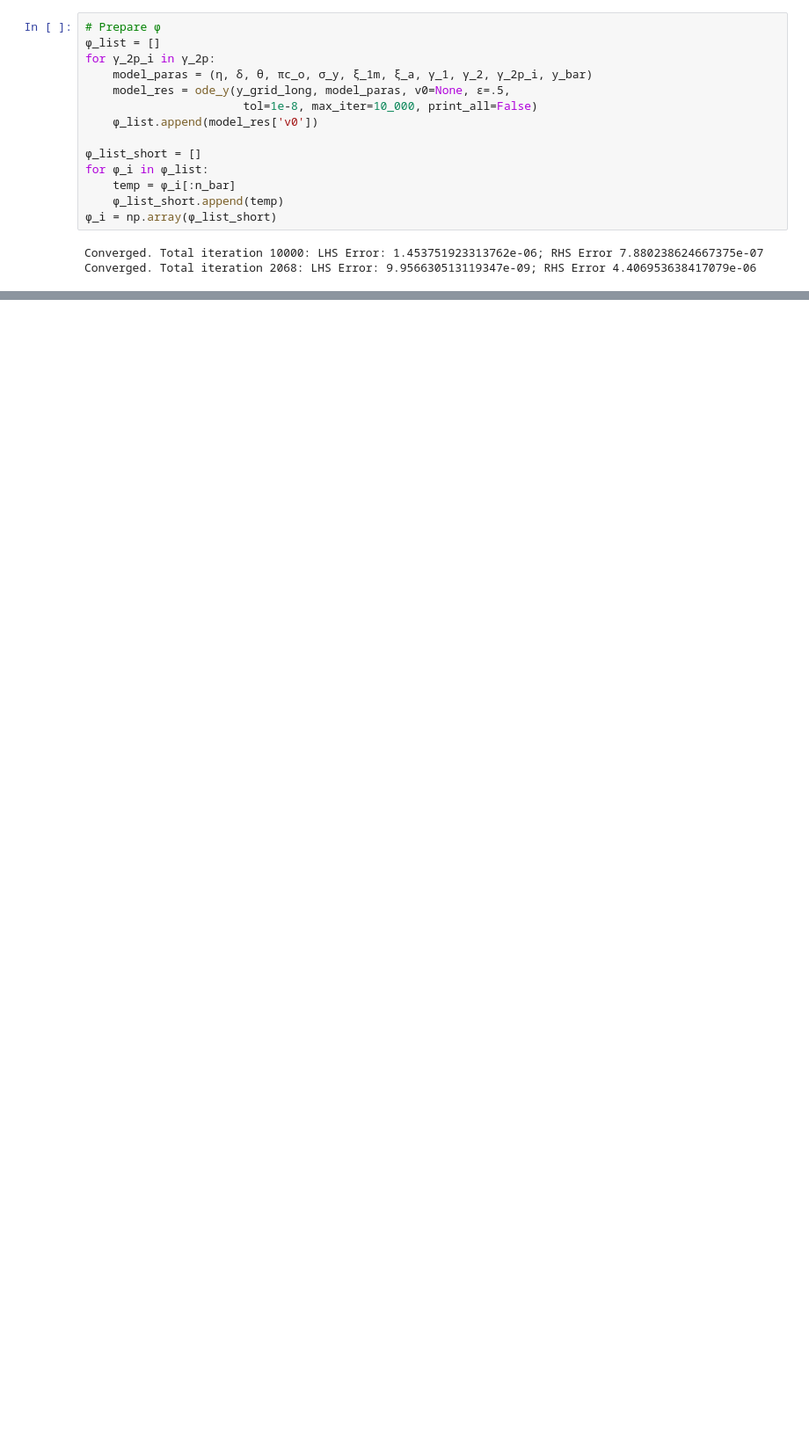
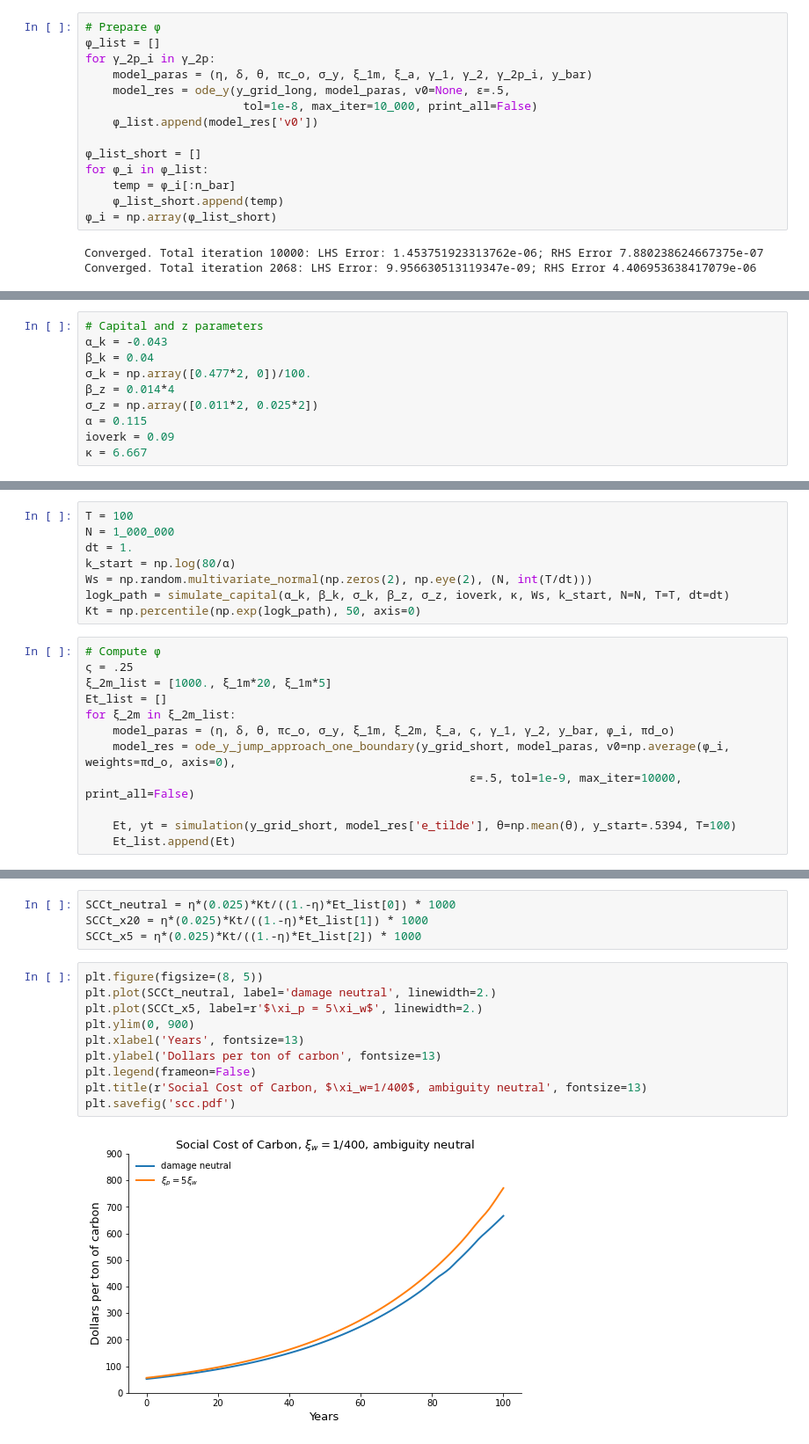
Before and after one commit to lphansen/ClimateUncertaintySpillover, a Jupyter notebook: notebook/ode_jump_approach_one_boundary.ipynb, the cells around one changed output, grey strips where cells are left out. Shown at 88% size. Drawn from its saved outputs; the diff is of its cells as text; blank space fills up the shorter version.

```diff
--- a/notebook/ode_jump_approach_one_boundary.ipynb
+++ b/notebook/ode_jump_approach_one_boundary.ipynb
@@ -177,0 +109,10 @@ yt[-8]
+# %%
+# Capital and z parameters
+α_k = -0.043
+β_k = 0.04
+σ_k = np.array([0.477*2, 0])/100.
+β_z = 0.014*4
+σ_z = np.array([0.011*2, 0.025*2])
+α = 0.115
+ioverk = 0.09
+κ = 6.667
@@ -177,0 +153,20 @@ yt[-8]
+# %%
+T = 100
+N = 1_000_000
+dt = 1.
+k_start = np.log(80/α)
+Ws = np.random.multivariate_normal(np.zeros(2), np.eye(2), (N, int(T/dt)))
+logk_path = simulate_capital(α_k, β_k, σ_k, β_z, σ_z, ioverk, κ, Ws, k_start, N=N, T=T, dt=dt)
+Kt = np.percentile(np.exp(logk_path), 50, axis=0)
+# %%
+# Compute ϕ
+ς = .25
+ξ_2m_list = [1000., ξ_1m*20, ξ_1m*5]
+Et_list = []
+for ξ_2m in ξ_2m_list:
+    model_paras = (η, δ, θ, πc_o, σ_y, ξ_1m, ξ_2m, ξ_a, ς, γ_1, γ_2, y_bar, ϕ_i, πd_o)
+    model_res = ode_y_jump_approach_one_boundary(y_grid_short, model_paras, v0=np.average(ϕ_i, weights=πd_o, axis=0),
+                                                        ϵ=.5, tol=1e-9, max_iter=10000, print_all=False)
+
+    Et, yt = simulation(y_grid_short, model_res['e_tilde'], θ=np.mean(θ), y_start=.5394, T=100)
+    Et_list.append(Et)
@@ -177,0 +177,16 @@ yt[-8]
+# %%
+SCCt_neutral = η*(0.025)*Kt/((1.-η)*Et_list[0]) * 1000
+SCCt_x20 = η*(0.025)*Kt/((1.-η)*Et_list[1]) * 1000
+SCCt_x5 = η*(0.025)*Kt/((1.-η)*Et_list[2]) * 1000
+# %%
+plt.figure(figsize=(8, 5))
+plt.plot(SCCt_neutral, label='damage neutral', linewidth=2.)
+plt.plot(SCCt_x5, label=r'$\xi_p = 5\xi_w$', linewidth=2.)
+plt.ylim(0, 900)
+plt.xlabel('Years', fontsize=13)
+plt.ylabel('Dollars per ton of carbon', fontsize=13)
+plt.legend(frameon=False)
+plt.title(r'Social Cost of Carbon, $\xi_w=1/400$, ambiguity neutral', fontsize=13)
+plt.savefig('scc.pdf')
+# %% [output]
+[figure, added]
```
Also changed, not shown: parts of 14 cells of this notebook, 1 other file.
